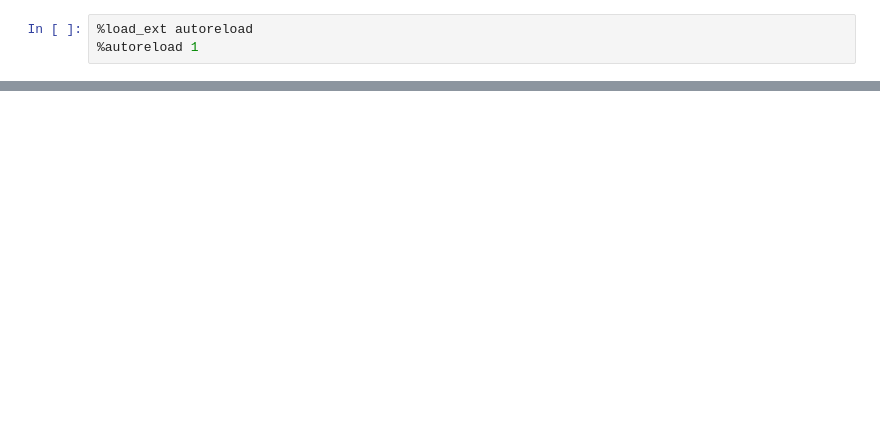
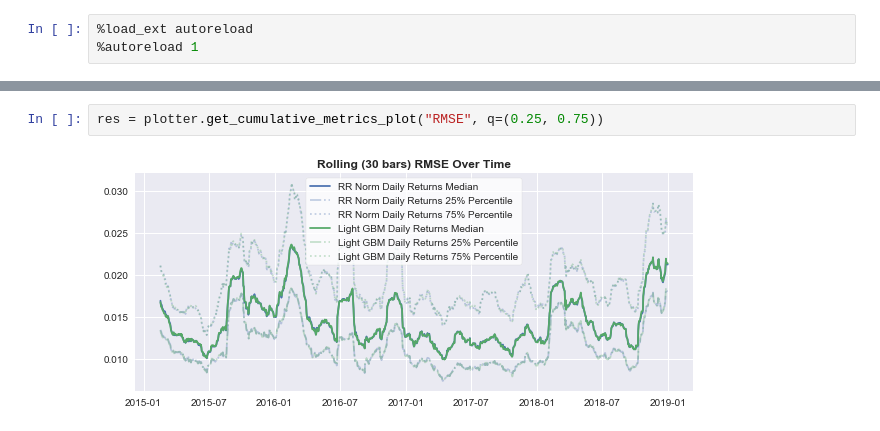
Before and after one commit to yihengli/AFP_Forecast_Alpha_Using_ML, a Jupyter notebook: forecasts/analysis/rr_vs_gbm_daily.ipynb, the cells around one changed output, grey strips where cells are left out. Cells and saved outputs as stored; diff of their text form; blank space fills up the shorter version.

```diff
--- a/forecasts/analysis/rr_vs_gbm_daily.ipynb
+++ b/forecasts/analysis/rr_vs_gbm_daily.ipynb
@@ -202,0 +114,4 @@ ax.legend((l1, l2), ('RR %s' % return_type, 'GBM %s' % return_type))
+# %%
+res = plotter.get_cumulative_metrics_plot("RMSE", q=(0.25, 0.75))
+# %% [output]
+[figure, added]
```
Also changed, not shown: parts of 31 cells of this notebook, 2 other files.
